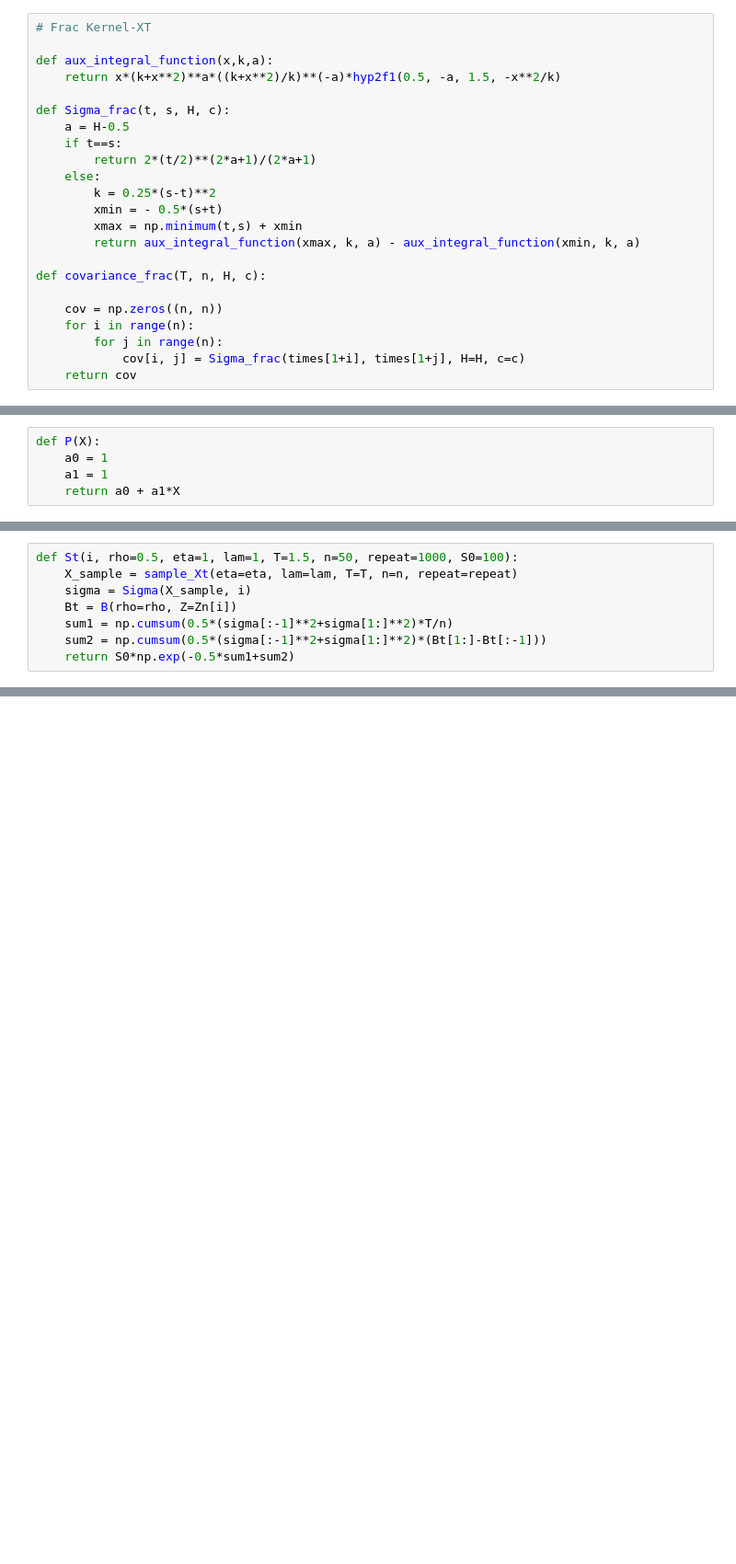
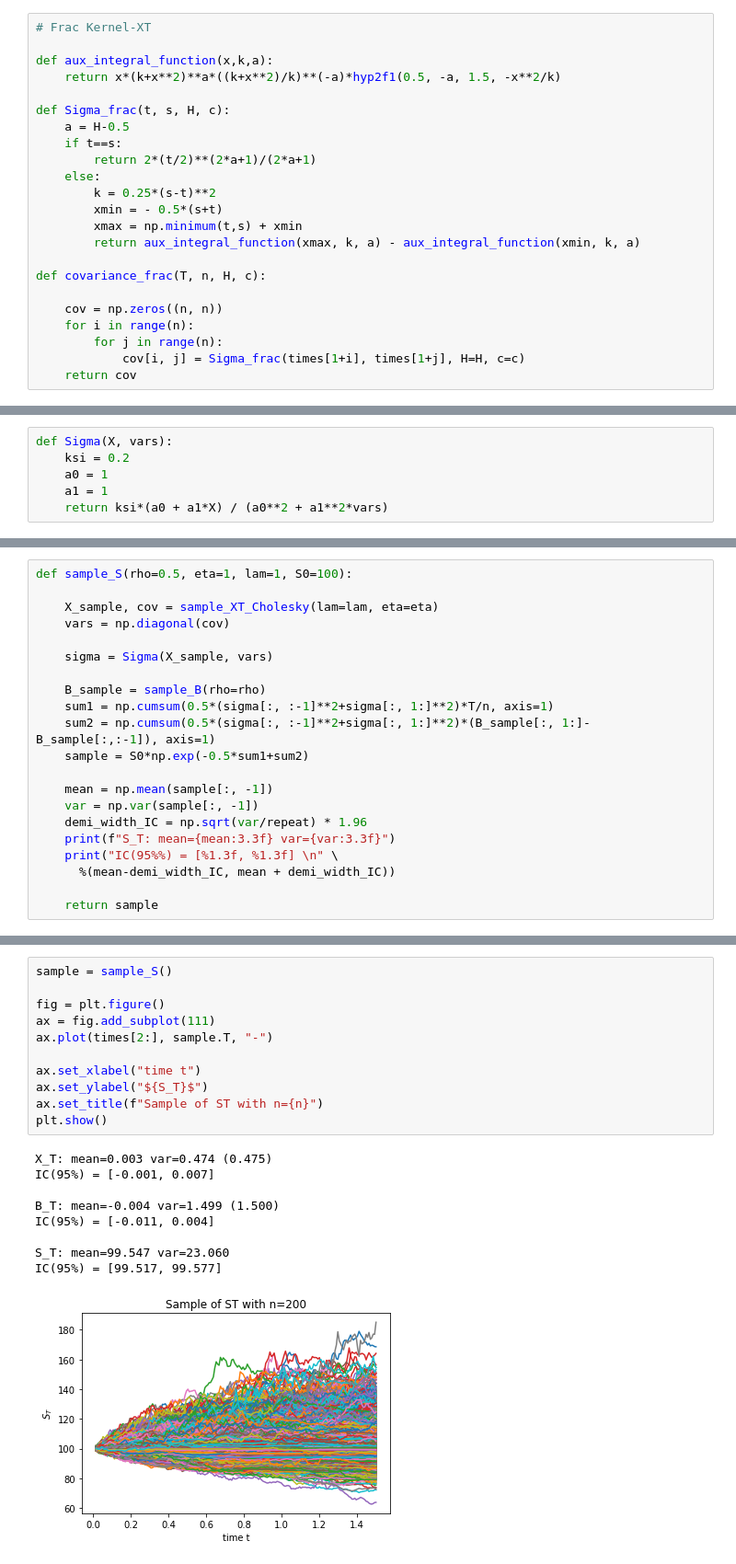
Before and after one commit to GearlessJohn/deep-pricing, a Jupyter notebook: src/simulation_Xt.ipynb, the cells around one changed output, grey strips where cells are left out. Shown at 92% size. Drawn from its saved outputs; the diff is of its cells as text; blank space fills up the shorter version.

```diff
--- a/src/simulation_Xt.ipynb
+++ b/src/simulation_Xt.ipynb
@@ -161,5 +160,6 @@ X_T: mean=-0.04 var=1.38 (1.30)
 # %%
-def P(X):
+def Sigma(X, vars):
+    ksi = 0.2
     a0 = 1
     a1 = 1
-    return a0 + a1*X
+    return ksi*(a0 + a1*X) / (a0**2 + a1**2*vars)
@@ -215,8 +166,21 @@ def Sigma(Xt, i):
 # %%
-def St(i, rho=0.5, eta=1, lam=1, T=1.5, n=50, repeat=1000, S0=100):
-    X_sample = sample_Xt(eta=eta, lam=lam, T=T, n=n, repeat=repeat)
-    sigma = Sigma(X_sample, i)
-    Bt = B(rho=rho, Z=Zn[i])
-    sum1 = np.cumsum(0.5*(sigma[:-1]**2+sigma[1:]**2)*T/n)
-    sum2 = np.cumsum(0.5*(sigma[:-1]**2+sigma[1:]**2)*(Bt[1:]-Bt[:-1]))
-    return S0*np.exp(-0.5*sum1+sum2)
+def sample_S(rho=0.5, eta=1, lam=1, S0=100):
+
+    X_sample, cov = sample_XT_Cholesky(lam=lam, eta=eta)
+    vars = np.diagonal(cov)
+
+    sigma = Sigma(X_sample, vars)
+
+    B_sample = sample_B(rho=rho)
+    sum1 = np.cumsum(0.5*(sigma[:, :-1]**2+sigma[:, 1:]**2)*T/n, axis=1)
+    sum2 = np.cumsum(0.5*(sigma[:, :-1]**2+sigma[:, 1:]**2)*(B_sample[:, 1:]-B_sample[:,:-1]), axis=1)
+    sample = S0*np.exp(-0.5*sum1+sum2)
+
+    mean = np.mean(sample[:, -1])
+    var = np.var(sample[:, -1])
+    demi_width_IC = np.sqrt(var/repeat) * 1.96
+    print(f"S_T: mean={mean:3.3f} var={var:3.3f}")
+    print("IC(95%%) = [%1.3f, %1.3f] \n" \
+      %(mean-demi_width_IC, mean + demi_width_IC))
+
+    return sample
@@ -252,0 +187,21 @@ plot_St()
+# %%
+sample = sample_S()
+
+fig = plt.figure()
+ax = fig.add_subplot(111)
+ax.plot(times[2:], sample.T, "-")
+
+ax.set_xlabel("time t")
+ax.set_ylabel("${S_T}$")
+ax.set_title(f"Sample of ST with n={n}")
+plt.show()
+# %% [output]
+X_T: mean=0.003 var=0.474 (0.475)
+IC(95%) = [-0.001, 0.007]
+
+B_T: mean=-0.004 var=1.499 (1.500)
+IC(95%) = [-0.011, 0.004]
+
+S_T: mean=99.547 var=23.060
+IC(95%) = [99.517, 99.577]
+[figure, added]
```
Also changed, not shown: parts of 16 cells of this notebook.
